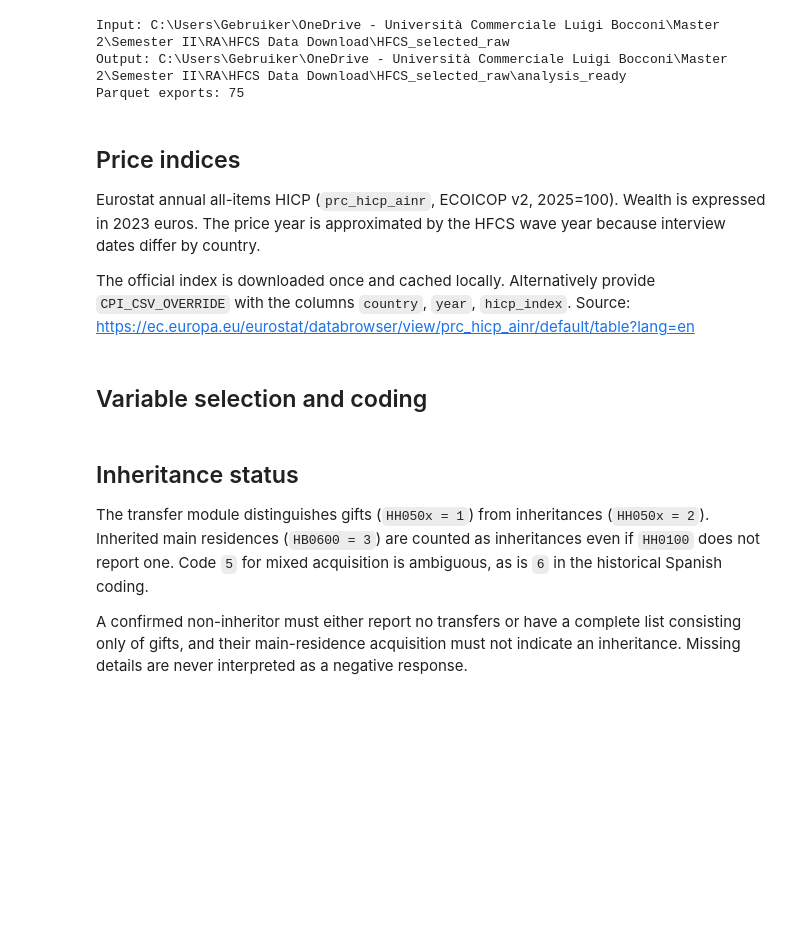
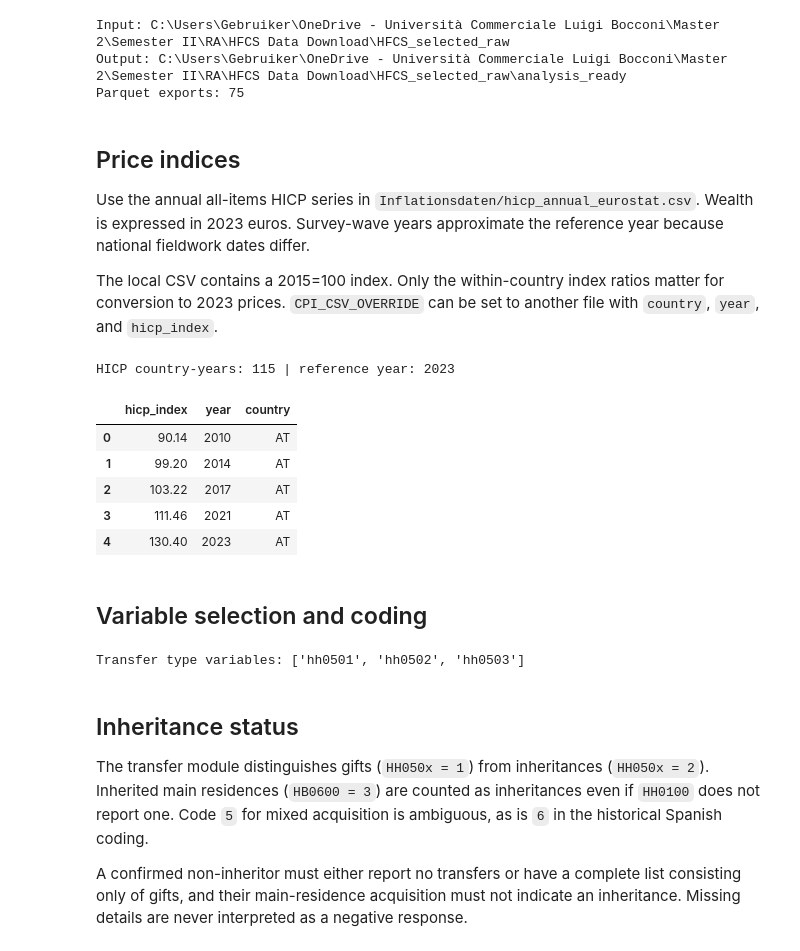
Before and after one commit to DavidFeitzinger/Research-Assistant-Git, a Jupyter notebook: Scripts Europe/build_hfcs_analysis_dataset.ipynb, the cells around one changed output. Drawn from its saved outputs; the diff is of its cells as text; code cells hidden in the pictures; blank space fills up the shorter version.

```diff
--- a/Scripts Europe/build_hfcs_analysis_dataset.ipynb
+++ b/Scripts Europe/build_hfcs_analysis_dataset.ipynb
@@ -35,20 +35,23 @@ INPUT_ROOT_OVERRIDE = None
 CPI_CSV_OVERRIDE = None  # optional CSV with country,year,hicp_index
 
 
-def find_repo():
-    setting = REPO_ROOT_OVERRIDE or os.environ.get("HFCS_REPO_ROOT")
-    if setting:
-        return Path(setting).expanduser().resolve()
+def find_repository_root():
+    explicit = REPO_ROOT_OVERRIDE or os.environ.get("HFCS_REPO_ROOT")
+    if explicit:
+        repo = Path(explicit).expanduser().resolve()
+        if not (repo / "HFCS").is_dir():
+            raise FileNotFoundError(f"Repository root not found: {repo}")
+        return repo
+
     cwd = Path.cwd().resolve()
-    for parent in (cwd, *cwd.parents):
-        if (parent / "hfcs_file_inventory.txt").exists() or (
-            (parent / "HFCS").is_dir() and (parent / "load_hfcs.ipynb").is_file()
-        ):
-            return parent
-    raise FileNotFoundError("Run the notebook from Research-Assistant-Git, or set REPO_ROOT_OVERRIDE")
+    for path in (cwd, *cwd.parents):
+        if (path / "HFCS").is_dir() and (path / "Scripts Europe").is_dir():
+            return path
+    raise FileNotFoundError(
+        "Cannot locate Research-Assistant-Git. Set REPO_ROOT_OVERRIDE to its full path."
+    )
 
-
-REPO = find_repo()
+REPO = find_repository_root()
 INPUT = (Path(INPUT_ROOT_OVERRIDE).expanduser().resolve() if INPUT_ROOT_OVERRIDE else
          REPO.parent / "HFCS Data Download" / "HFCS_selected_raw")
 OUTPUT = INPUT / "analysis_ready"
@@ -70,11 +73,11 @@ Parquet exports: 75
 # %% [markdown]
 ## Price indices
 
-Eurostat annual all-items HICP (`prc_hicp_ainr`, ECOICOP v2, 2025=100). Wealth is expressed in 2023 euros. The price year is approximated by the HFCS wave year because interview dates differ by country.
+Use the annual all-items HICP series in `Inflationsdaten/hicp_annual_eurostat.csv`. Wealth is expressed in 2023 euros. Survey-wave years approximate the reference year because national fieldwork dates differ.
 
-The official index is downloaded once and cached locally. Alternatively provide `CPI_CSV_OVERRIDE` with the columns `country`, `year`, `hicp_index`. Source: https://ec.europa.eu/eurostat/databrowser/view/prc_hicp_ainr/default/table?lang=en
+The local CSV contains a 2015=100 index. Only the within-country index ratios matter for conversion to 2023 prices. `CPI_CSV_OVERRIDE` can be set to another file with `country`, `year`, and `hicp_index`.
 # %%
-HICP_CACHE = INPUT / "hicp_annual_eurostat.csv"
+HICP_CACHE = REPO / "Inflationsdaten" / "hicp_annual_eurostat.csv"
 HICP_URL = "https://ec.europa.eu/eurostat/api/dissemination/statistics/1.0/data/prc_hicp_ainr"
 
 
@@ -120,33 +123,41 @@ def load_hicp():
             raise RuntimeError(
                 "Cannot load Eurostat HICP. Download a country-year index CSV "
                 "and set CPI_CSV_OVERRIDE, or check the internet connection."
             ) from exc
         frame = eurostat_json_to_frame(raw)
         if frame.empty:
             raise RuntimeError("Eurostat returned no HICP observations")
         frame = frame.rename(columns={"geo": "country", "time": "year"})
         frame = frame[["country", "year", "hicp_index"]]
         frame.to_csv(HICP_CACHE, index=False)
     required = {"country", "year", "hicp_index"}
     if not required.issubset(frame):
         raise ValueError(f"HICP input requires {sorted(required)}")
     frame = frame[list(required)].copy()
     frame["country"] = frame["country"].astype("string").str.upper().replace({"EL": "GR"})
     frame["year"] = pd.to_numeric(frame["year"], errors="raise").astype("int32")
     frame["hicp_index"] = pd.to_numeric(frame["hicp_index"], errors="coerce")
     frame = frame.loc[frame.hicp_index.gt(0)]
     conflicts = frame.groupby(["country", "year"])["hicp_index"].nunique()
     if conflicts.gt(1).any():
         raise AssertionError("Conflicting HICP country-year indices")
     frame = frame.drop_duplicates(["country", "year"])
     return frame
 
 
 hicp = load_hicp()
 reference_prices = hicp.loc[hicp.year.eq(PRICE_YEAR), ["country", "hicp_index"]].rename(
     columns={"hicp_index": "hicp_reference"})
 print("HICP country-years:", len(hicp), "| reference year:", PRICE_YEAR)
 display(hicp.head())
+# %% [output]
+HICP country-years: 115 | reference year: 2023
+|  | hicp_index | year | country |
+| 0 | 90.14 | 2010 | AT |
+| 1 | 99.20 | 2014 | AT |
+| 2 | 103.22 | 2017 | AT |
+| 3 | 111.46 | 2021 | AT |
+| 4 | 130.40 | 2023 | AT |
 # %% [markdown]
 ## Variable selection and coding
 # %%
@@ -252,6 +263,8 @@ def read_h_d(wave, imp):
     if not merged._merge.eq("both").all():
         raise AssertionError(f"Household and derived keys do not match: {wave}, {imp}")
     return merged.drop(columns="_merge")
+# %% [output]
+Transfer type variables: ['hh0501', 'hh0502', 'hh0503']
 # %% [markdown]
 ## Inheritance status
 
```
Also changed, not shown: parts of 4 cells of this notebook, 1 other file.
